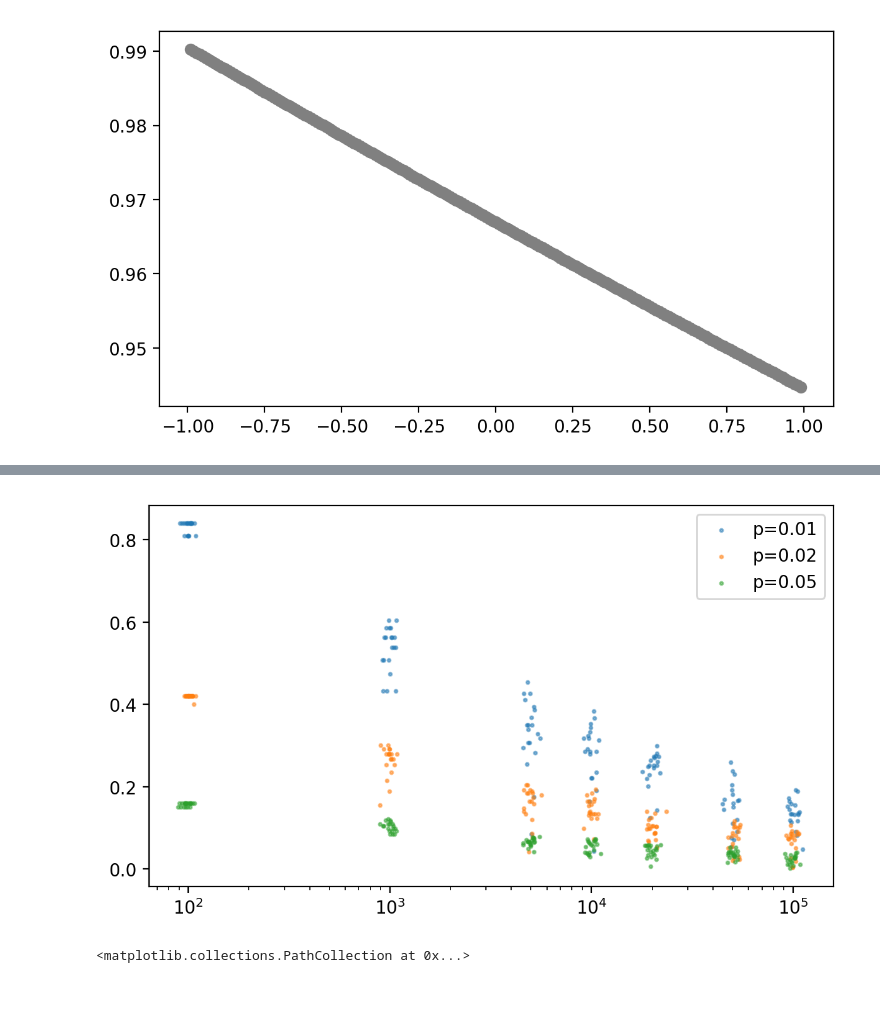
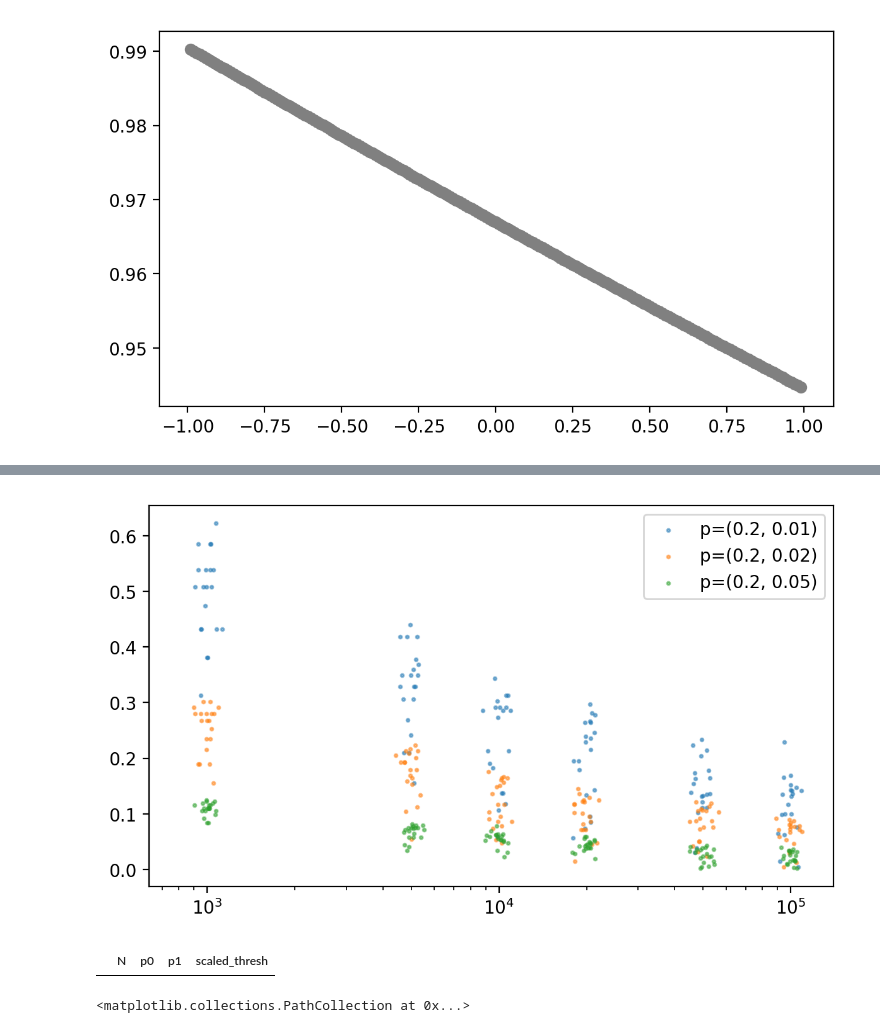
Before and after one commit to mcallaghan/rapid-screening, a Jupyter notebook: recall_calculation.ipynb, the cells around one changed output, grey strips where cells are left out. Saved outputs shown, nothing was run; the diff lists cells and outputs as text; code cells hidden in the pictures; blank space fills up the shorter version.

```diff
--- a/recall_calculation.ipynb
+++ b/recall_calculation.ipynb
@@ -514,19 +518,26 @@ fig.tight_layout()
 # %%
 df = pd.DataFrame.from_dict(d)
+
+df = df[df['N']>100]
 
 fig, ax = plt.subplots(dpi=200,figsize=(7,4))
 
 
-for name, group in df.groupby('p'):
-    xjitter = group['N'] * (1+(np.random.randn(len(group['N']))*0.05))
-    ax.scatter(xjitter ,group['scaled_thresh'],label=f"p={name}",s=3,alpha=0.5)
+for name, group in df.groupby('p0'):
+    for name2, group in group.groupby('p1'):
+        xjitter = group['N'] * (1+(np.random.randn(len(group['N']))*0.05))
+        ax.scatter(xjitter ,group['scaled_thresh'],label=f"p={name,name2}",s=3,alpha=0.5)
 
 ax.set_xscale('log')
 ax.legend()
 
 plt.savefig('images/additional_burden.png')
 # %% [output]
-[figure, old version]
+[figure, new version]
+# %%
+df[df['p0']==0.1].head()
+# %% [output]
+|  | N | p0 | p1 | scaled_thresh |
 # %%
 fig, axs = plt.subplots(2, dpi=200,figsize=(7,4))
 
```
Also changed, not shown: parts of 2 cells of this notebook, 10 other files.
